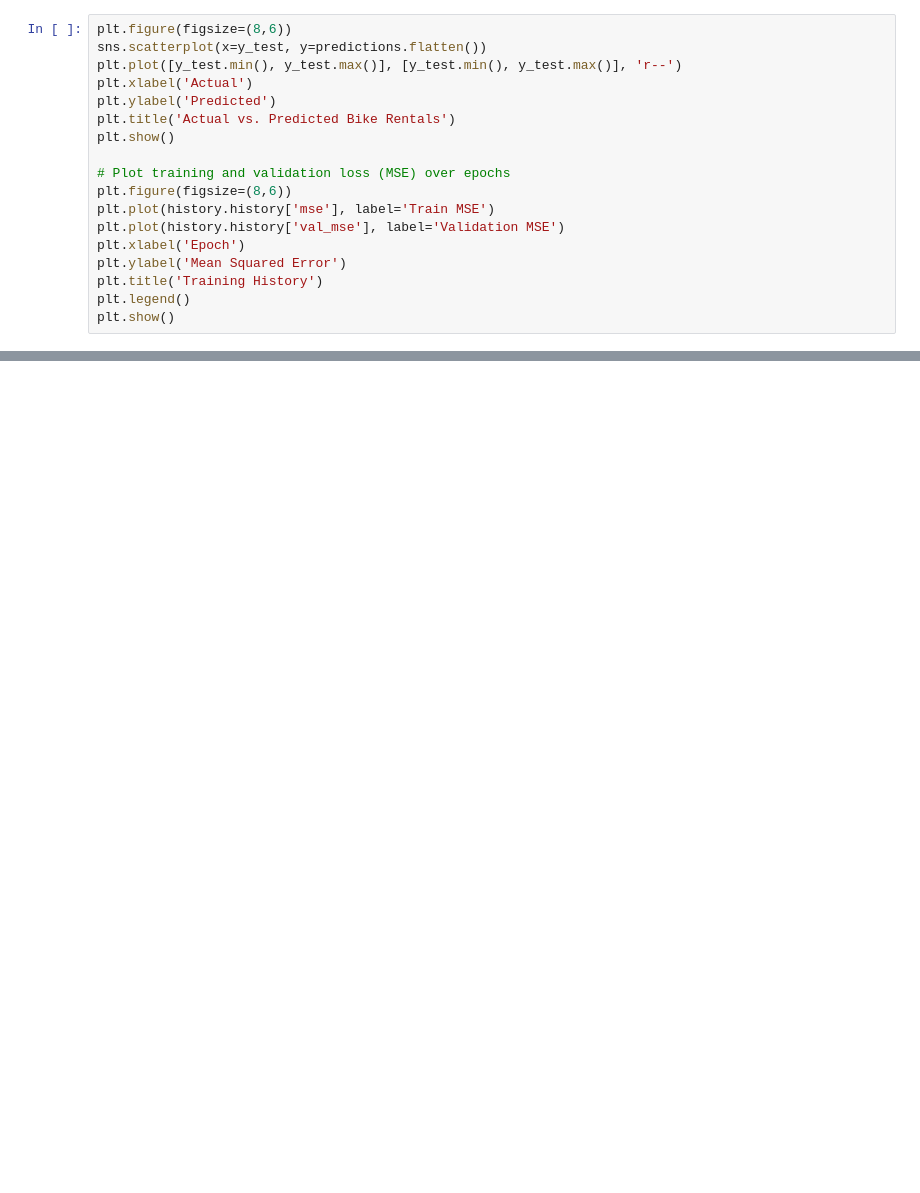
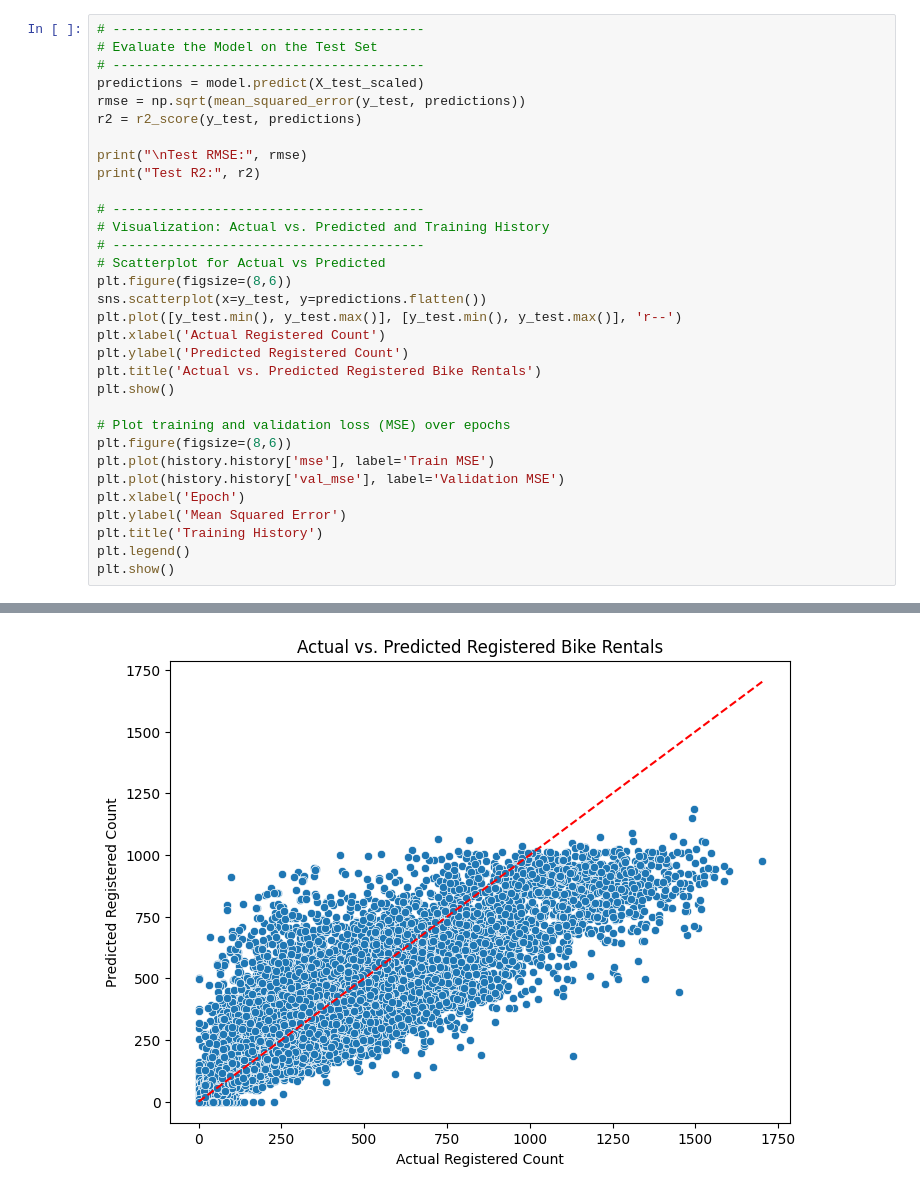
Before and after one commit to ryjason/CalculatorApp, a Jupyter notebook: notebooks/starter_bikes.ipynb, the cells around one changed output, grey strips where cells are left out. Cells and saved outputs as stored; diff of their text form; blank space fills up the shorter version.

```diff
--- a/notebooks/starter_bikes.ipynb
+++ b/notebooks/starter_bikes.ipynb
@@ -139,10 +138,24 @@ KeyboardInterrupt:
 # %%
+# ----------------------------------------
+# Evaluate the Model on the Test Set
+# ----------------------------------------
+predictions = model.predict(X_test_scaled)
+rmse = np.sqrt(mean_squared_error(y_test, predictions))
+r2 = r2_score(y_test, predictions)
+
+print("\nTest RMSE:", rmse)
+print("Test R2:", r2)
+
+# ----------------------------------------
+# Visualization: Actual vs. Predicted and Training History
+# ----------------------------------------
+# Scatterplot for Actual vs Predicted
 plt.figure(figsize=(8,6))
 sns.scatterplot(x=y_test, y=predictions.flatten())
 plt.plot([y_test.min(), y_test.max()], [y_test.min(), y_test.max()], 'r--')
-plt.xlabel('Actual')
-plt.ylabel('Predicted')
-plt.title('Actual vs. Predicted Bike Rentals')
+plt.xlabel('Actual Registered Count')
+plt.ylabel('Predicted Registered Count')
+plt.title('Actual vs. Predicted Registered Bike Rentals')
 plt.show()
 
 # Plot training and validation loss (MSE) over epochs
@@ -154,3 +167,4 @@ plt.ylabel('Mean Squared Error')
 plt.title('Training History')
 plt.legend()
 plt.show()
+# %% [output]
@@ -156,0 +175 @@ plt.show()
+[figure, added]
```
Also changed, not shown: parts of 8 cells of this notebook.
